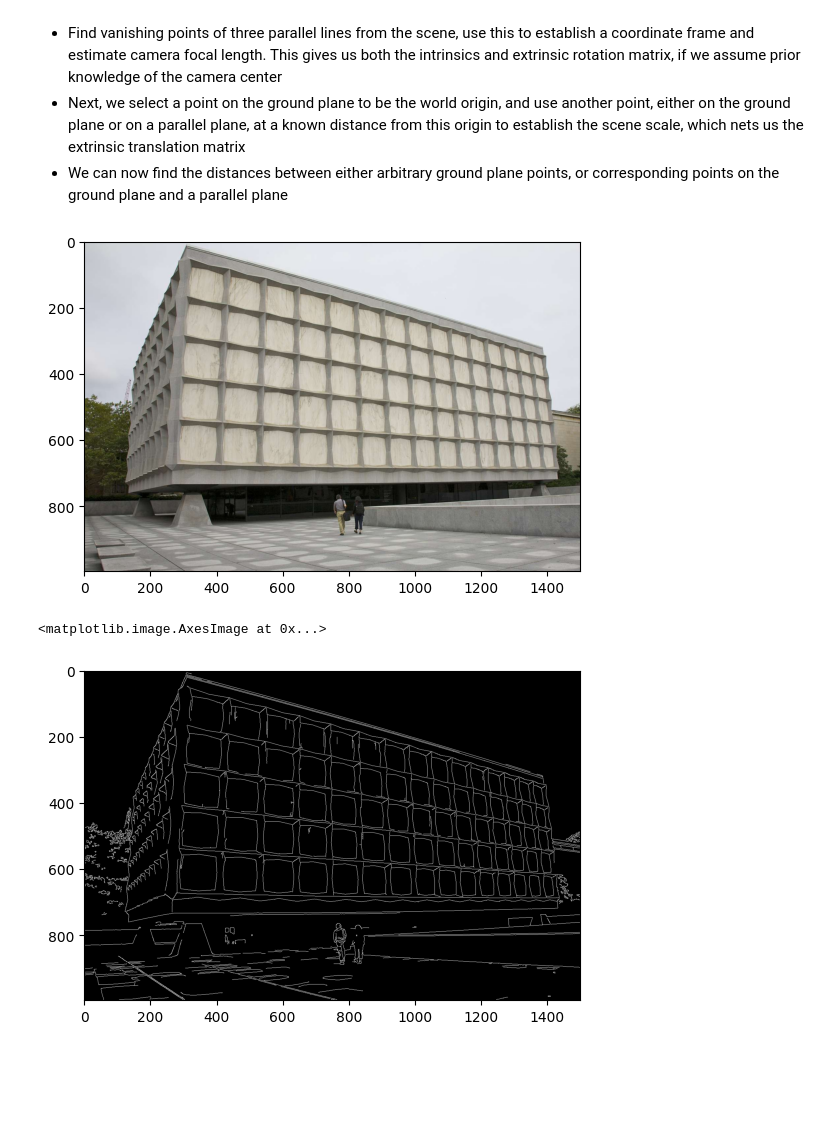
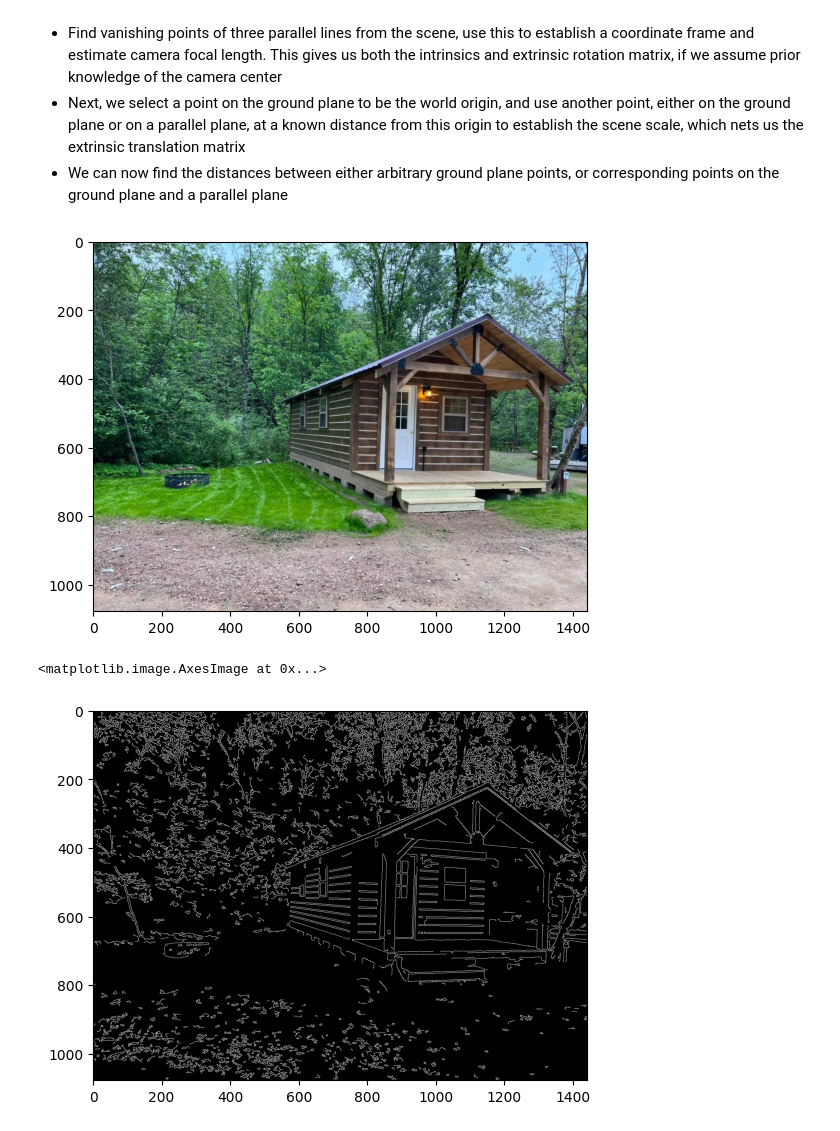
Before and after one commit to SantriptaSharma/cv-project, a Jupyter notebook: 1-criminsi.ipynb, the cells around one changed output. Cells and saved outputs as stored; diff of their text form; code cells hidden in the pictures; blank space fills up the shorter version.

```diff
--- a/1-criminsi.ipynb
+++ b/1-criminsi.ipynb
@@ -7,19 +7,21 @@ As a baseline method, I've implemented Criminsi's method for single view metrolo
 # %%
 import matplotlib.pyplot as plt
 import numpy as np
 import cv2 as cv
 
-img = cv.imread("test3.jpg")
+%matplotlib inline
+
+img = cv.imread("test7.jpg")
 
 _ = plt.imshow(cv.cvtColor(img, cv.COLOR_BGR2RGB))
 # %% [output]
-[figure, old version]
+[figure, new version]
 # %%
 gray = cv.cvtColor(img.copy(), cv.COLOR_BGR2GRAY)
-gray = cv.GaussianBlur(gray, (5, 5), 1)
-edges = cv.Canny(gray, 50, 120)
+gray = cv.GaussianBlur(gray, (5, 5), 1.5)
+edges = cv.Canny(gray, 80, 200)
 
 plt.imshow(edges, cmap="gray")
 # %% [output]
 <matplotlib.image.AxesImage at 0x...>
-[figure, old version]
+[figure, new version]
```
Also changed, not shown: parts of 11 cells of this notebook, 1 other file.
